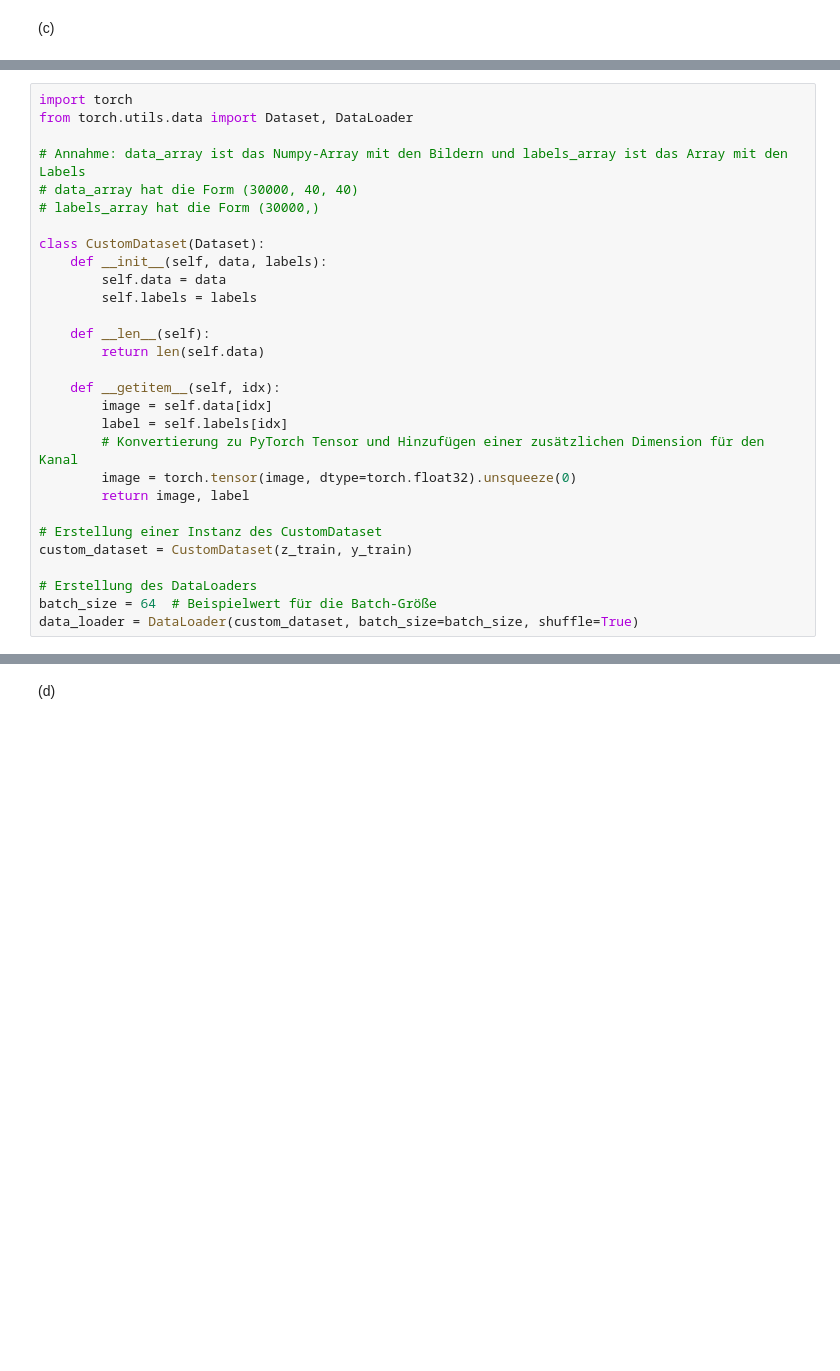
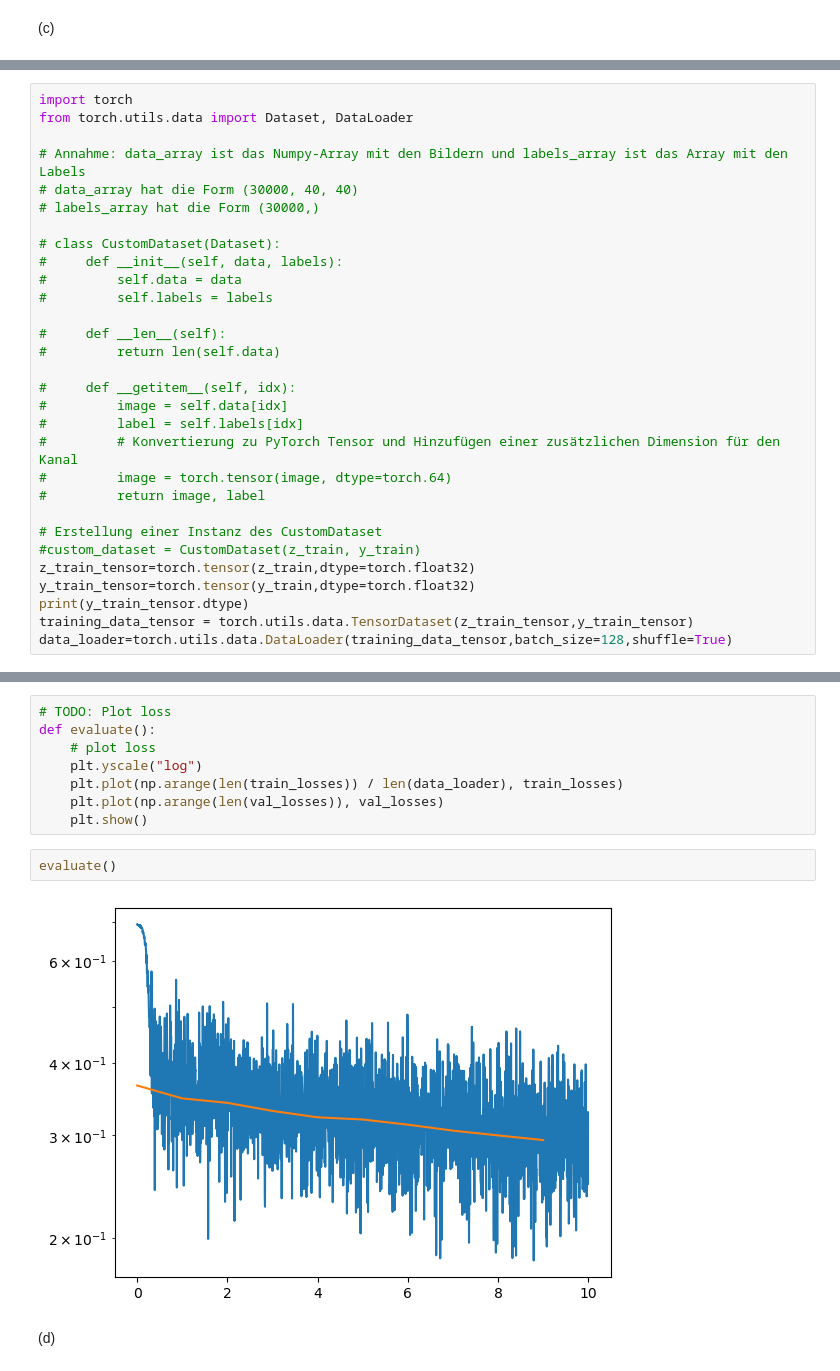
Before and after one commit to JonathanBerthold/mlph2023-Exercises, a Jupyter notebook: sheet06.ipynb, the cells around one changed output, grey strips where cells are left out. Saved outputs shown, nothing was run; the diff lists cells and outputs as text; blank space fills up the shorter version.

```diff
--- a/sheet06.ipynb
+++ b/sheet06.ipynb
@@ -401,24 +407,25 @@ from torch.utils.data import Dataset, DataLoader
 # data_array hat die Form (30000, 40, 40)
 # labels_array hat die Form (30000,)
 
-class CustomDataset(Dataset):
-    def __init__(self, data, labels):
-        self.data = data
-        self.labels = labels
+# class CustomDataset(Dataset):
+#     def __init__(self, data, labels):
+#         self.data = data
+#         self.labels = labels
 
-    def __len__(self):
-        return len(self.data)
+#     def __len__(self):
+#         return len(self.data)
 
-    def __getitem__(self, idx):
-        image = self.data[idx]
-        label = self.labels[idx]
-        # Konvertierung zu PyTorch Tensor und Hinzufügen einer zusätzlichen Dimension für den Kanal
-        image = torch.tensor(image, dtype=torch.float32).unsqueeze(0)
-        return image, label
+#     def __getitem__(self, idx):
+#         image = self.data[idx]
+#         label = self.labels[idx]
+#         # Konvertierung zu PyTorch Tensor und Hinzufügen einer zusätzlichen Dimension für den Kanal
+#         image = torch.tensor(image, dtype=torch.64)
+#         return image, label
 
 # Erstellung einer Instanz des CustomDataset
-custom_dataset = CustomDataset(z_train, y_train)
-
-# Erstellung des DataLoaders
-batch_size = 64  # Beispielwert für die Batch-Größe
-data_loader = DataLoader(custom_dataset, batch_size=batch_size, shuffle=True)
+#custom_dataset = CustomDataset(z_train, y_train)
+z_train_tensor=torch.tensor(z_train,dtype=torch.float32)
+y_train_tensor=torch.tensor(y_train,dtype=torch.float32)
+print(y_train_tensor.dtype)
+training_data_tensor = torch.utils.data.TensorDataset(z_train_tensor,y_train_tensor)
+data_loader=torch.utils.data.DataLoader(training_data_tensor,batch_size=128,shuffle=True)
@@ -441,3 +449,15 @@ NotImplementedError: Only 2D, 3D, 4D, 5D padding with non-constant padding are s
+# %%
+# TODO: Plot loss
+def evaluate():
+    # plot loss
+    plt.yscale("log")
+    plt.plot(np.arange(len(train_losses)) / len(data_loader), train_losses)
+    plt.plot(np.arange(len(val_losses)), val_losses)
+    plt.show()
+# %%
+evaluate()
+# %% [output]
+[figure, added]
 # %% [markdown]
 (d)
 # %%
```
Also changed, not shown: parts of 9 cells of this notebook, 6 other files.
